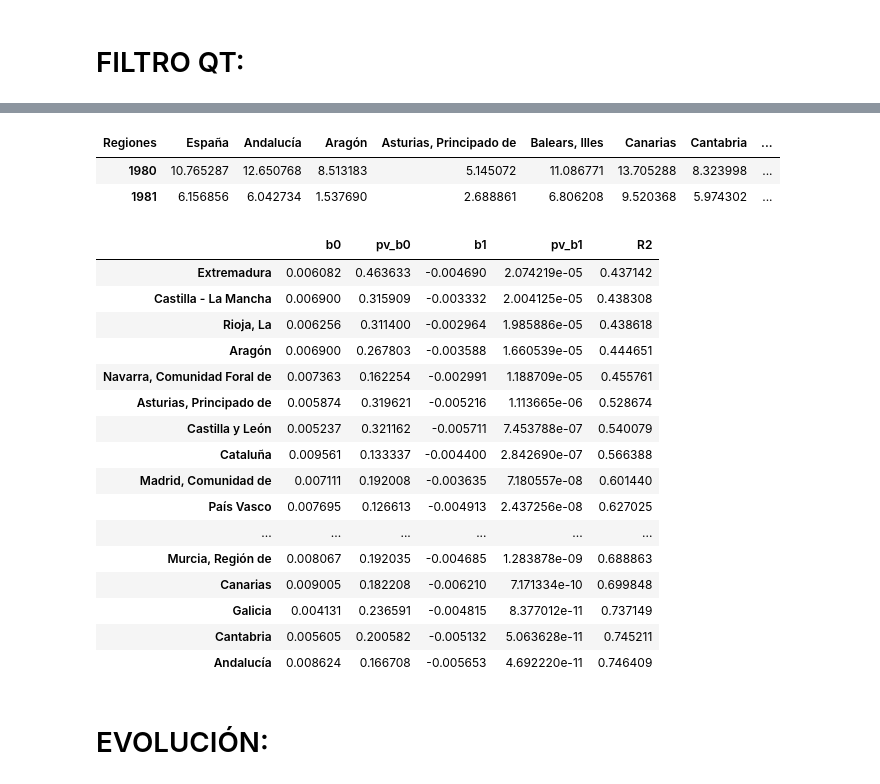
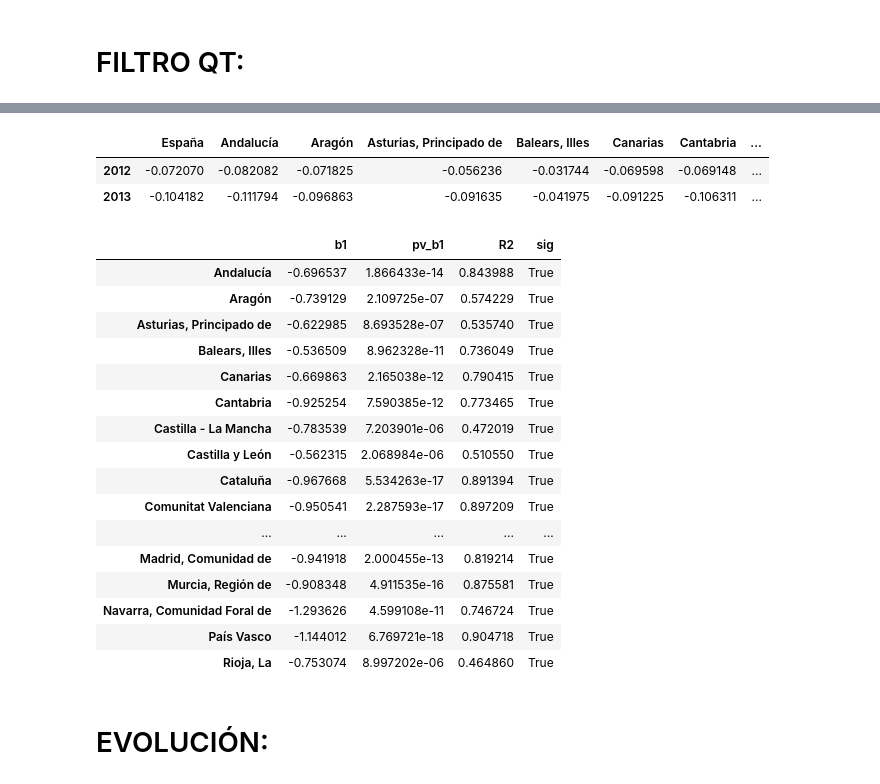
Before and after one commit to mmngreco/okun_ccaa, a Jupyter notebook: code/Regresion.ipynb, the cells around one changed output, grey strips where cells are left out. Cells and saved outputs as stored; diff of their text form; code cells hidden in the pictures.

```diff
--- a/code/Regresion.ipynb
+++ b/code/Regresion.ipynb
@@ -86,7 +89,8 @@ d_tipo = 'indices'
 for v in variables:
     globals()['d'+v] = pd.read_excel('data_work/indices/%s.xls' % v, index_col=0)
 
-dparo /= 100
+dparo = dparo / 100
+dpib = dpib.apply(log)
 # %%
 dwork = pd.concat([dempleo, dparo, dpib], keys=variables, axis=1)
 # %%
@@ -449,40 +467,38 @@ Regiones    España  Andalucía
 # %%
-qt_pib.head(2)
+qt_pib.tail(2)
 # %% [output]
-| Regiones | España | Andalucía | Aragón | Asturias, Principado de | Balears, Illes | Canarias | Cantabria | ... |
-| 1980 | 10.765287 | 12.650768 | 8.513183 | 5.145072 | 11.086771 | 13.705288 | 8.323998 | ... |
-| 1981 | 6.156856 | 6.042734 | 1.537690 | 2.688861 | 6.806208 | 9.520368 | 5.974302 | ... |
+|  | España | Andalucía | Aragón | Asturias, Principado de | Balears, Illes | Canarias | Cantabria | ... |
+| 2012 | -0.072070 | -0.082082 | -0.071825 | -0.056236 | -0.031744 | -0.069598 | -0.069148 | ... |
+| 2013 | -0.104182 | -0.111794 | -0.096863 | -0.091635 | -0.041975 | -0.091225 | -0.106311 | ... |
 # %%
-id_x = 0
-x = ['paro', 'empleo']
+x = 'paro'
 y = 'pib'
-v = x[id_x]
 
-d = crear_df([qt_empleo, qt_paro, qt_pib])
-s, b, m = estimar_mco(d,
-                      endogena=v,
-                      exogena=y,
+qts = crear_df([qt_empleo, qt_paro, qt_pib])
+
+s, b, m = estimar_mco(qts,
+                      endogena=y,
+                      exogena=x,
                       regiones=regiones)
 
 res = resumen_mco(b, 0)
-#print(res.describe().ix[[0,1,2,3,7],:].T)
-
-res
+res['sig'] = res['pv_b1'] < 0.05
+res.ix[:,2:].sort_index()
 # %% [output]
-|  | b0 | pv_b0 | b1 | pv_b1 | R2 |
-| Extremadura | 0.006082 | 0.463633 | -0.004690 | 2.074219e-05 | 0.437142 |
-| Castilla - La Mancha | 0.006900 | 0.315909 | -0.003332 | 2.004125e-05 | 0.438308 |
-| Rioja, La | 0.006256 | 0.311400 | -0.002964 | 1.985886e-05 | 0.438618 |
-| Aragón | 0.006900 | 0.267803 | -0.003588 | 1.660539e-05 | 0.444651 |
-| Navarra, Comunidad Foral de | 0.007363 | 0.162254 | -0.002991 | 1.188709e-05 | 0.455761 |
-| Asturias, Principado de | 0.005874 | 0.319621 | -0.005216 | 1.113665e-06 | 0.528674 |
-| Castilla y León | 0.005237 | 0.321162 | -0.005711 | 7.453788e-07 | 0.540079 |
-| Cataluña | 0.009561 | 0.133337 | -0.004400 | 2.842690e-07 | 0.566388 |
-| Madrid, Comunidad de | 0.007111 | 0.192008 | -0.003635 | 7.180557e-08 | 0.601440 |
-| País Vasco | 0.007695 | 0.126613 | -0.004913 | 2.437256e-08 | 0.627025 |
-| ... | ... | ... | ... | ... | ... |
-| Murcia, Región de | 0.008067 | 0.192035 | -0.004685 | 1.283878e-09 | 0.688863 |
-| Canarias | 0.009005 | 0.182208 | -0.006210 | 7.171334e-10 | 0.699848 |
-| Galicia | 0.004131 | 0.236591 | -0.004815 | 8.377012e-11 | 0.737149 |
-| Cantabria | 0.005605 | 0.200582 | -0.005132 | 5.063628e-11 | 0.745211 |
-| Andalucía | 0.008624 | 0.166708 | -0.005653 | 4.692220e-11 | 0.746409 |
+|  | b1 | pv_b1 | R2 | sig |
+| Andalucía | -0.696537 | 1.866433e-14 | 0.843988 | True |
+| Aragón | -0.739129 | 2.109725e-07 | 0.574229 | True |
+| Asturias, Principado de | -0.622985 | 8.693528e-07 | 0.535740 | True |
+| Balears, Illes | -0.536509 | 8.962328e-11 | 0.736049 | True |
+| Canarias | -0.669863 | 2.165038e-12 | 0.790415 | True |
+| Cantabria | -0.925254 | 7.590385e-12 | 0.773465 | True |
+| Castilla - La Mancha | -0.783539 | 7.203901e-06 | 0.472019 | True |
+| Castilla y León | -0.562315 | 2.068984e-06 | 0.510550 | True |
+| Cataluña | -0.967668 | 5.534263e-17 | 0.891394 | True |
+| Comunitat Valenciana | -0.950541 | 2.287593e-17 | 0.897209 | True |
+| ... | ... | ... | ... | ... |
+| Madrid, Comunidad de | -0.941918 | 2.000455e-13 | 0.819214 | True |
+| Murcia, Región de | -0.908348 | 4.911535e-16 | 0.875581 | True |
+| Navarra, Comunidad Foral de | -1.293626 | 4.599108e-11 | 0.746724 | True |
+| País Vasco | -1.144012 | 6.769721e-18 | 0.904718 | True |
+| Rioja, La | -0.753074 | 8.997202e-06 | 0.464860 | True |
```
Also changed, not shown: parts of 39 cells of this notebook, 16 other files.
